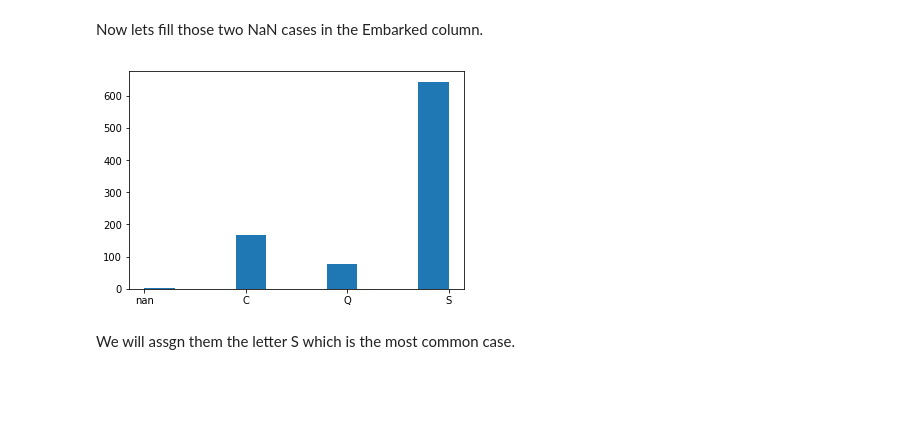
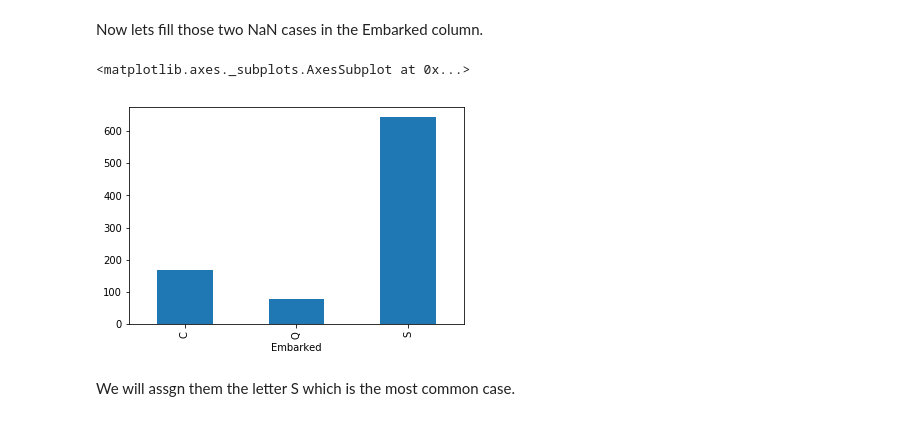
Before and after one commit to WencesVillegasMarset/KaggleChallenges, a Jupyter notebook: Kaggle Titanic Dataset .ipynb, the cells around one changed output. Drawn from its saved outputs; the diff is of its cells as text; code cells hidden in the pictures; blank space fills up the shorter version.

```diff
--- a/Kaggle Titanic Dataset .ipynb
+++ b/Kaggle Titanic Dataset .ipynb
@@ -71,17 +72,9 @@ We have a similar problem with the Name feature, we have too much information th
 # replace passenger's name with his/her title (Mr, Mrs, Miss, Master)
 def get_title(string):
     import re
-    mrRegex = re.compile(r'Mr|Don Major|Capt|Jonkheer|Rev|Col|Dr', re.IGNORECASE)
-    mrsRegex = re.compile(r'Mrs|Countess|Mme', re.IGNORECASE)
-    missRegex = re.compile(r'Miss|Mlle|Ms', re.IGNORECASE)
-    masterRegex = re.compile(r'Master', re.IGNORECASE)
-    if mrRegex.search(string) != None:
-        return('Mr')
-    elif mrsRegex.search(string) != None:
-        return('Mrs')
-    elif missRegex.search(string) != None:
-        return('Miss')
-    elif masterRegex.search(string) != None:
-        return('Master')
+    regex = re.compile(r'Mr|Don|Major|Capt|Jonkheer|Rev|Col|Dr|Mrs|Countess|Dona|Mme|Ms|Miss|Mlle|Master', re.IGNORECASE)
+    results = regex.search(string)
+    if results != None:
+        return(results.group().lower())
     else:
         return(str(np.nan))
@@ -132,11 +149,11 @@ age_nan_replace(means_title, training_set, title_list)
 age_nan_replace(means_title, test_set, title_list)
 # %% [markdown]
 Now lets fill those two NaN cases in the Embarked column.
-# %%
-plt.hist(training_set['Embarked'])
-plt.show()
-# %% [output]
-[figure, removed]
+# %%
+training_set.groupby('Embarked').size().plot(kind='bar')
+# %% [output]
+<matplotlib.axes._subplots.AxesSubplot at 0x...>
+[figure, added]
 # %% [markdown]
 We will assgn them the letter S which is the most common case.
 # %%
```
Also changed, not shown: parts of 35 cells of this notebook, 1 other file.
